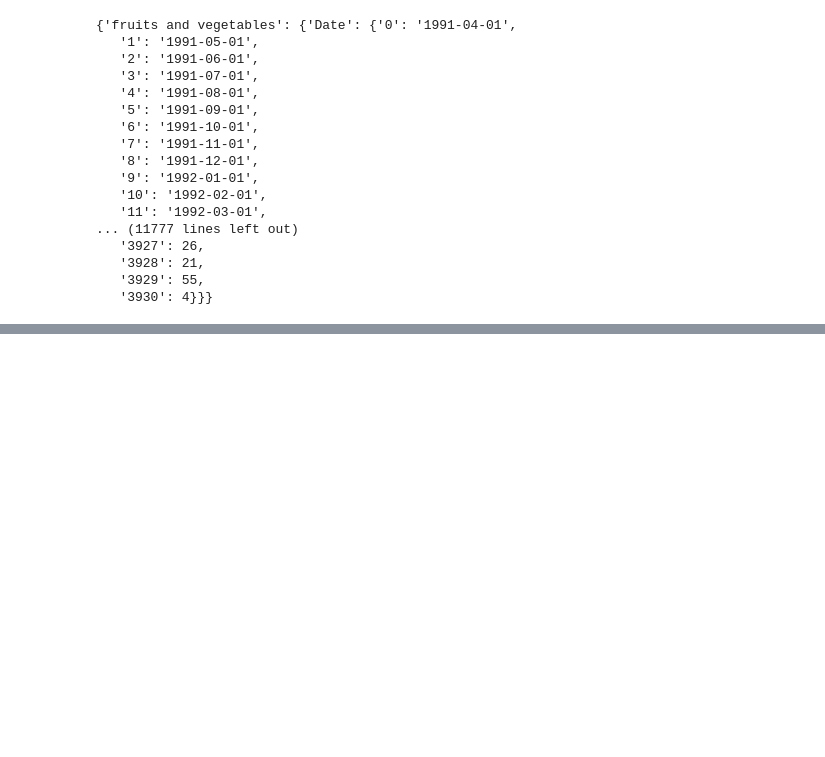
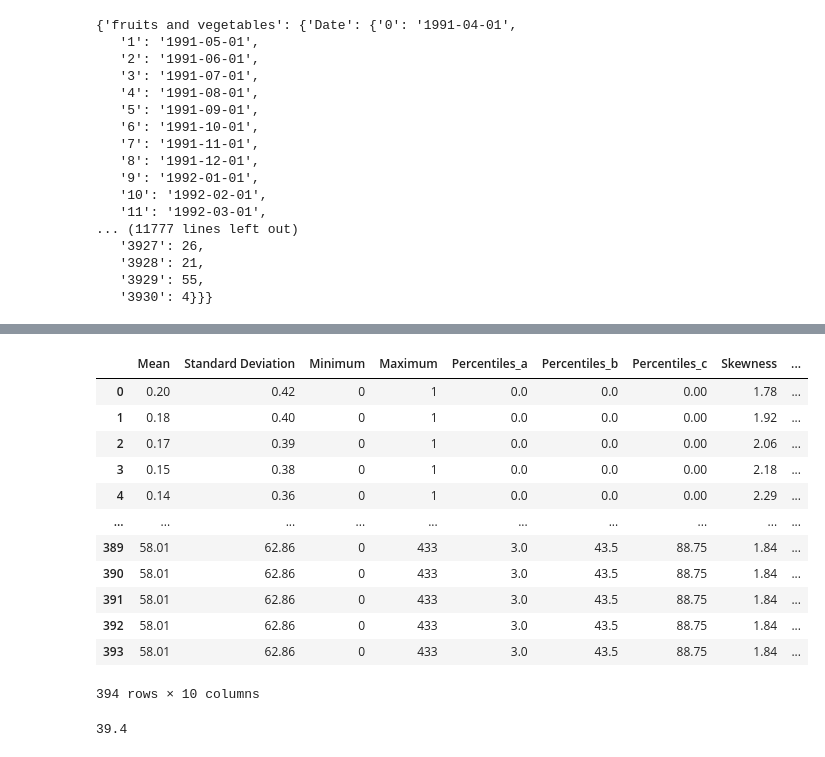
Before and after one commit to giorgosmarinos/KMIS--Survival-Analysis-as-a-Risk-Stratification-Tool-for-Threshold-Exceedance-Forecasting, a Jupyter notebook: examples/example#top_10_foodakai_timeseries.ipynb, the cells around one changed output, grey strips where cells are left out. Drawn from its saved outputs; the diff is of its cells as text; code cells hidden in the pictures; blank space fills up the shorter version.

```diff
--- a/examples/example#top_10_foodakai_timeseries.ipynb
+++ b/examples/example#top_10_foodakai_timeseries.ipynb
@@ -72,0 +431,19 @@ for key, values in top_10.items():
+# %%
+extract_features(fruits_and_verg.reset_index().drop(columns=['Date',
+                                                             'Product',
+                                                             'extreme_event']),
+                                                             10)
+# %% [output]
+|  | Mean | Standard Deviation | Minimum | Maximum | Percentiles_a | Percentiles_b | Percentiles_c | Skewness | ... |
+| 0 | 0.20 | 0.42 | 0 | 1 | 0.0 | 0.0 | 0.00 | 1.78 | ... |
+| 1 | 0.18 | 0.40 | 0 | 1 | 0.0 | 0.0 | 0.00 | 1.92 | ... |
+| 2 | 0.17 | 0.39 | 0 | 1 | 0.0 | 0.0 | 0.00 | 2.06 | ... |
+| 3 | 0.15 | 0.38 | 0 | 1 | 0.0 | 0.0 | 0.00 | 2.18 | ... |
+| 4 | 0.14 | 0.36 | 0 | 1 | 0.0 | 0.0 | 0.00 | 2.29 | ... |
+| ... | ... | ... | ... | ... | ... | ... | ... | ... | ... |
+| 389 | 58.01 | 62.86 | 0 | 433 | 3.0 | 43.5 | 88.75 | 1.84 | ... |
+| 390 | 58.01 | 62.86 | 0 | 433 | 3.0 | 43.5 | 88.75 | 1.84 | ... |
+| 391 | 58.01 | 62.86 | 0 | 433 | 3.0 | 43.5 | 88.75 | 1.84 | ... |
+| 392 | 58.01 | 62.86 | 0 | 433 | 3.0 | 43.5 | 88.75 | 1.84 | ... |
+| 393 | 58.01 | 62.86 | 0 | 433 | 3.0 | 43.5 | 88.75 | 1.84 | ... |
+394 rows × 10 columns
@@ -72,0 +468,4 @@ for key, values in top_10.items():
+# %%
+fruits_and_verg.shape[0]/10
+# %% [output]
+39.4
```
Also changed, not shown: parts of 42 cells of this notebook.
